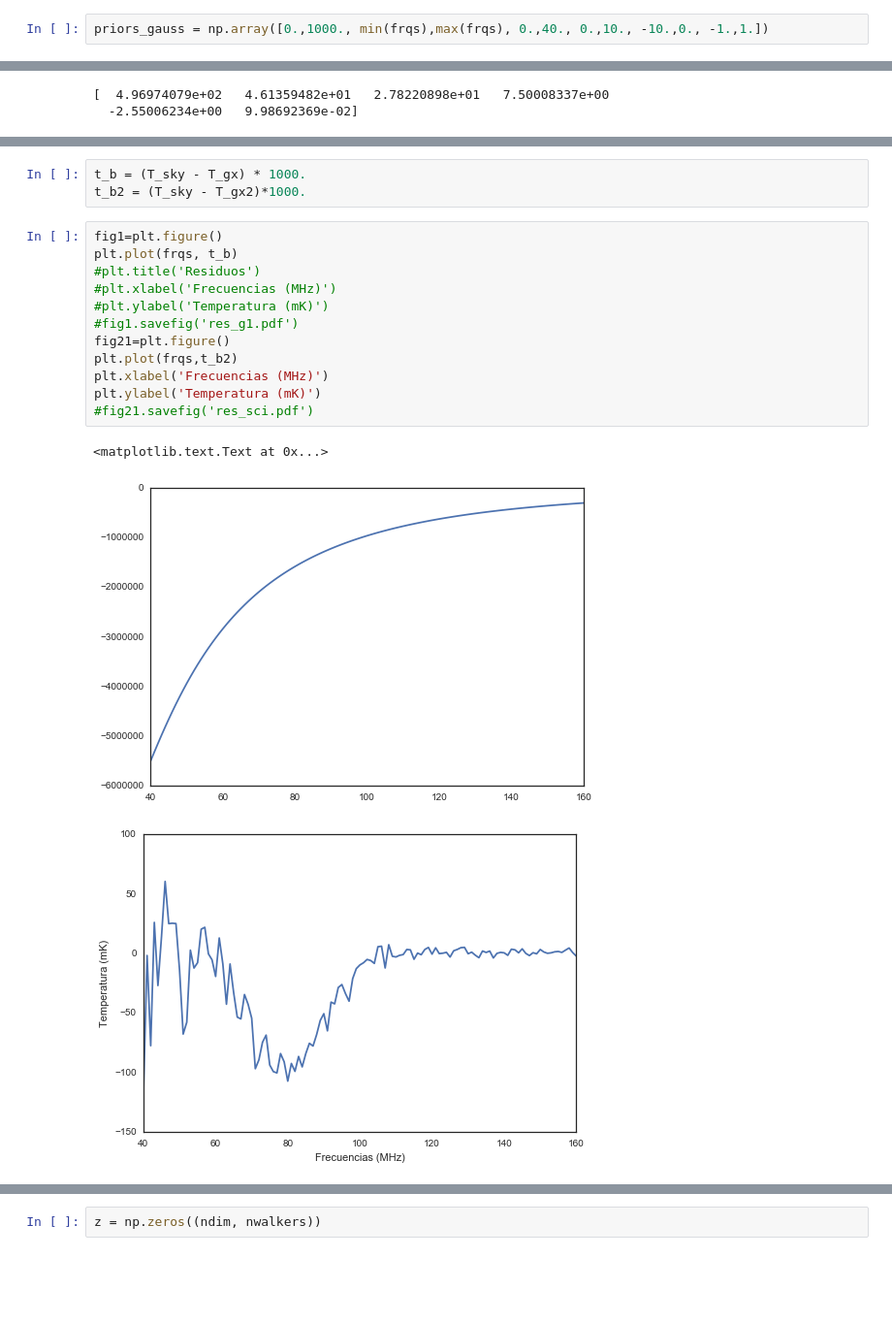
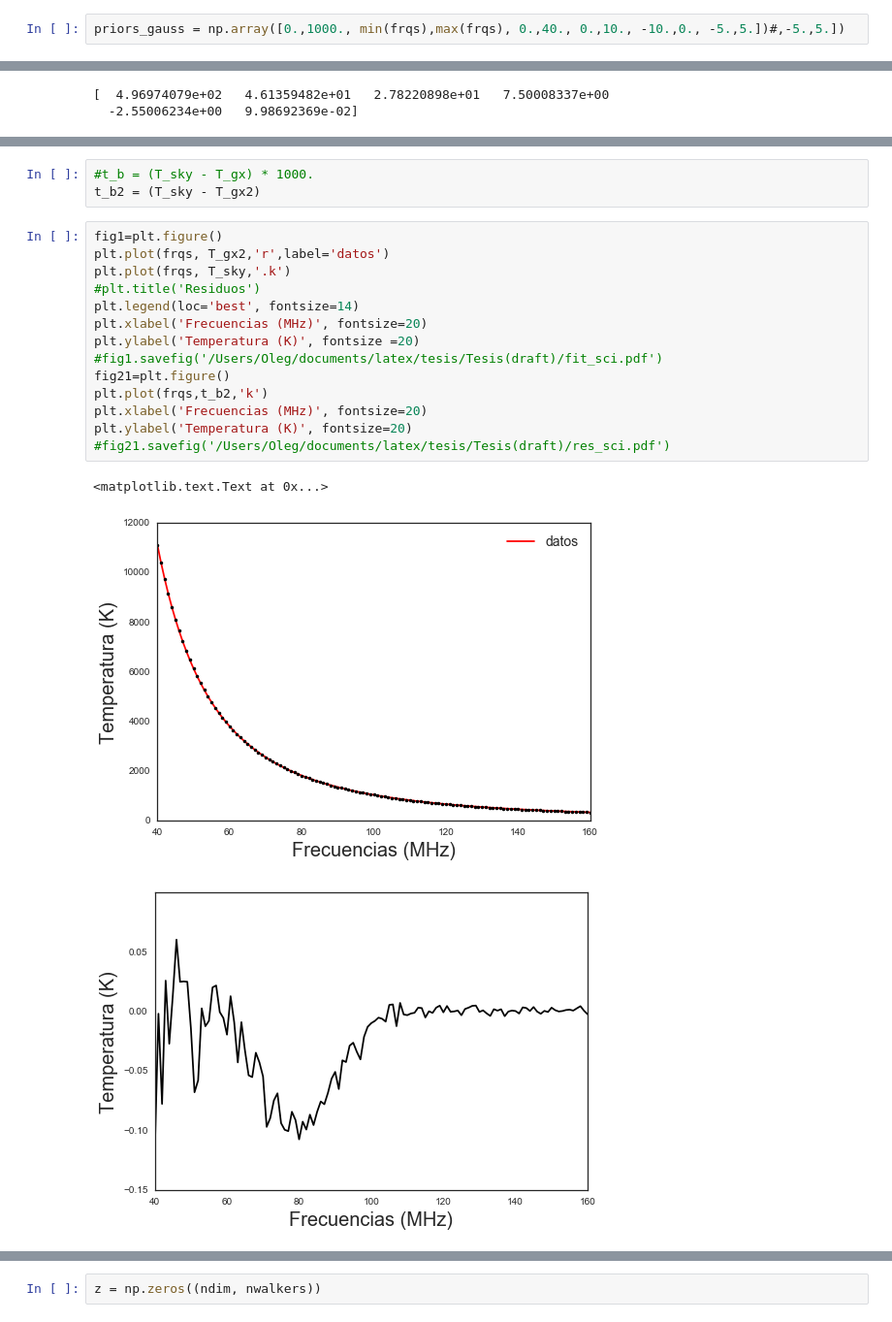
Before and after one commit to olegs22/SCI-Bayes, a Jupyter notebook: mcmc_gauss.ipynb, the cells around one changed output, grey strips where cells are left out. Shown at 97% size. Drawn from its saved outputs; the diff is of its cells as text; blank space fills up the shorter version.

```diff
--- a/mcmc_gauss.ipynb
+++ b/mcmc_gauss.ipynb
@@ -35,4 +46,4 @@ print max(frqs), min(frqs)
 # %% [output]
 160.0 40.0
 # %%
-priors_gauss = np.array([0.,1000., min(frqs),max(frqs), 0.,40., 0.,10., -10.,0., -1.,1.])
+priors_gauss = np.array([0.,1000., min(frqs),max(frqs), 0.,40., 0.,10., -10.,0., -5.,5.])#,-5.,5.])
@@ -69,20 +82,22 @@ T_gx = fore(8.13, -2.36, -0.1)
 # %%
-t_b = (T_sky - T_gx) * 1000.
-t_b2 = (T_sky - T_gx2)*1000.
+#t_b = (T_sky - T_gx) * 1000.
+t_b2 = (T_sky - T_gx2)
 # %%
 fig1=plt.figure()
-plt.plot(frqs, t_b)
+plt.plot(frqs, T_gx2,'r',label='datos')
+plt.plot(frqs, T_sky,'.k')
 #plt.title('Residuos')
-#plt.xlabel('Frecuencias (MHz)')
-#plt.ylabel('Temperatura (mK)')
-#fig1.savefig('res_g1.pdf')
+plt.legend(loc='best', fontsize=14)
+plt.xlabel('Frecuencias (MHz)', fontsize=20)
+plt.ylabel('Temperatura (K)', fontsize =20)
+#fig1.savefig('/Users/Oleg/documents/latex/tesis/Tesis(draft)/fit_sci.pdf')
 fig21=plt.figure()
-plt.plot(frqs,t_b2)
-plt.xlabel('Frecuencias (MHz)')
-plt.ylabel('Temperatura (mK)')
-#fig21.savefig('res_sci.pdf')
+plt.plot(frqs,t_b2,'k')
+plt.xlabel('Frecuencias (MHz)', fontsize=20)
+plt.ylabel('Temperatura (K)', fontsize=20)
+#fig21.savefig('/Users/Oleg/documents/latex/tesis/Tesis(draft)/res_sci.pdf')
 # %% [output]
 <matplotlib.text.Text at 0x...>
-[figure, old version]
+[figure, new version]
-[figure, old version]
+[figure, new version]
 # %%
```
Also changed, not shown: parts of 32 cells of this notebook.
